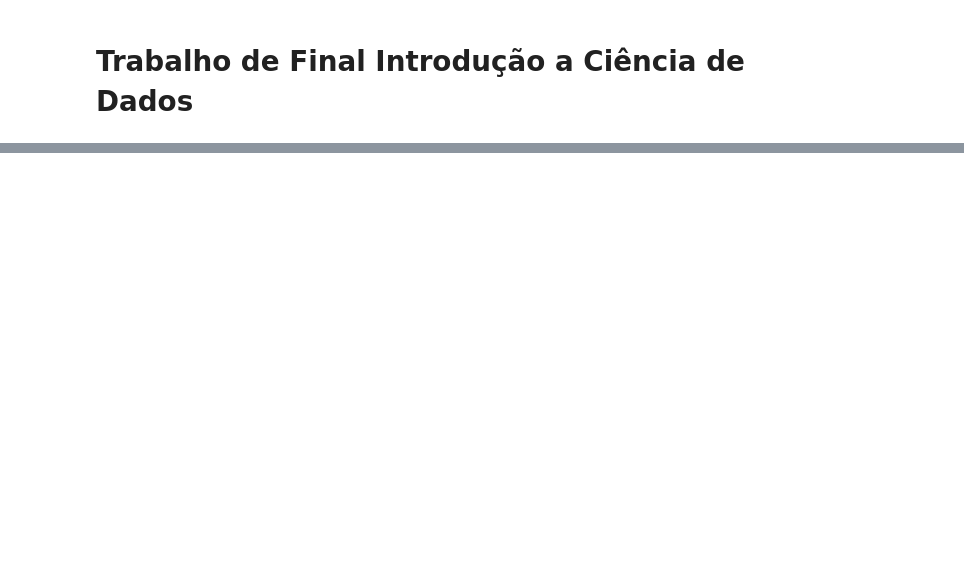
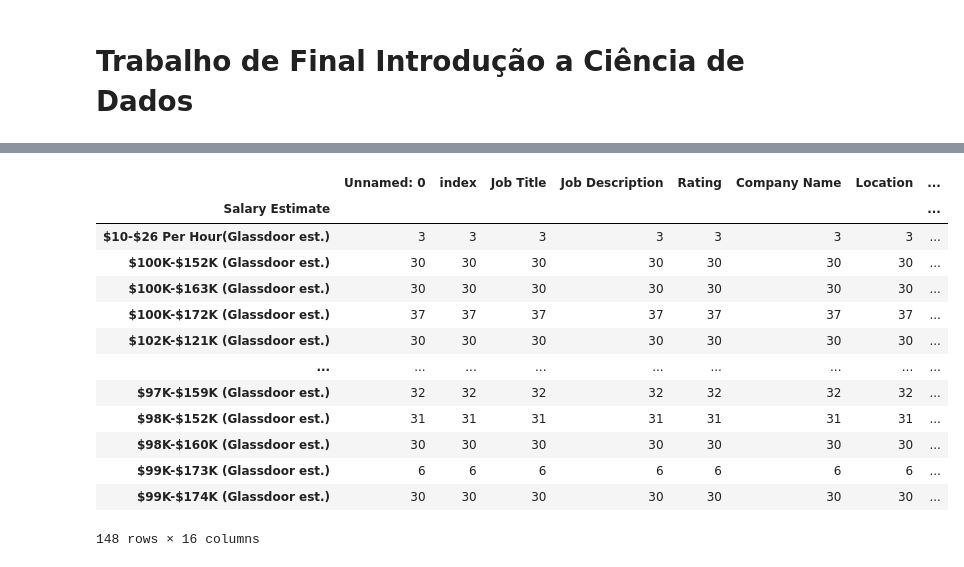
Before and after one commit to nascimentocrp/icd-trabalho-final, a Jupyter notebook: trabalhofinal_icd.ipynb, the cells around one changed output, grey strips where cells are left out. Saved outputs shown, nothing was run; the diff lists cells and outputs as text; code cells hidden in the pictures; blank space fills up the shorter version.

```diff
--- a/trabalhofinal_icd.ipynb
+++ b/trabalhofinal_icd.ipynb
@@ -29,0 +64,18 @@ df.describe()
+# %%
+gb = df.groupby('Salary Estimate')
+gb.count()
+# %% [output]
+|  | Unnamed: 0 | index | Job Title | Job Description | Rating | Company Name | Location | ... |
+| Salary Estimate |  |  |  |  |  |  |  | ... |
+| $10-$26 Per Hour(Glassdoor est.) | 3 | 3 | 3 | 3 | 3 | 3 | 3 | ... |
+| $100K-$152K (Glassdoor est.) | 30 | 30 | 30 | 30 | 30 | 30 | 30 | ... |
+| $100K-$163K (Glassdoor est.) | 30 | 30 | 30 | 30 | 30 | 30 | 30 | ... |
+| $100K-$172K (Glassdoor est.) | 37 | 37 | 37 | 37 | 37 | 37 | 37 | ... |
+| $102K-$121K (Glassdoor est.) | 30 | 30 | 30 | 30 | 30 | 30 | 30 | ... |
+| ... | ... | ... | ... | ... | ... | ... | ... | ... |
+| $97K-$159K (Glassdoor est.) | 32 | 32 | 32 | 32 | 32 | 32 | 32 | ... |
+| $98K-$152K (Glassdoor est.) | 31 | 31 | 31 | 31 | 31 | 31 | 31 | ... |
+| $98K-$160K (Glassdoor est.) | 30 | 30 | 30 | 30 | 30 | 30 | 30 | ... |
+| $99K-$173K (Glassdoor est.) | 6 | 6 | 6 | 6 | 6 | 6 | 6 | ... |
+| $99K-$174K (Glassdoor est.) | 30 | 30 | 30 | 30 | 30 | 30 | 30 | ... |
+148 rows × 16 columns
```
Also changed, not shown: parts of 6 cells of this notebook, 7 other files.
